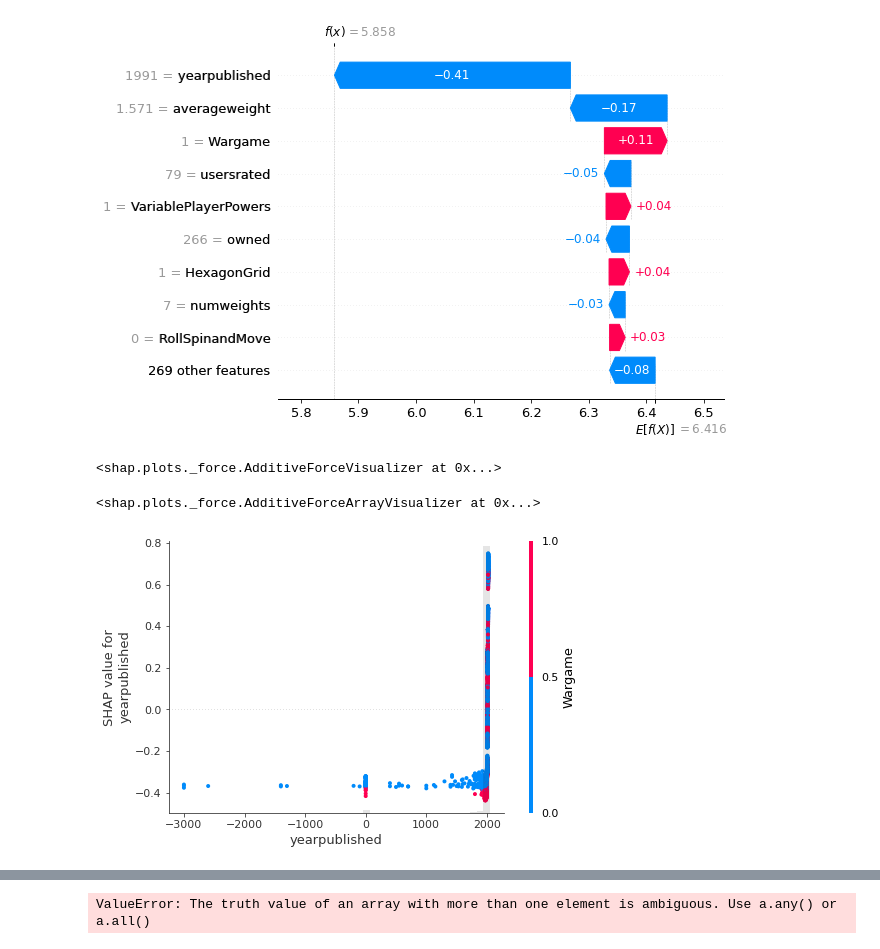
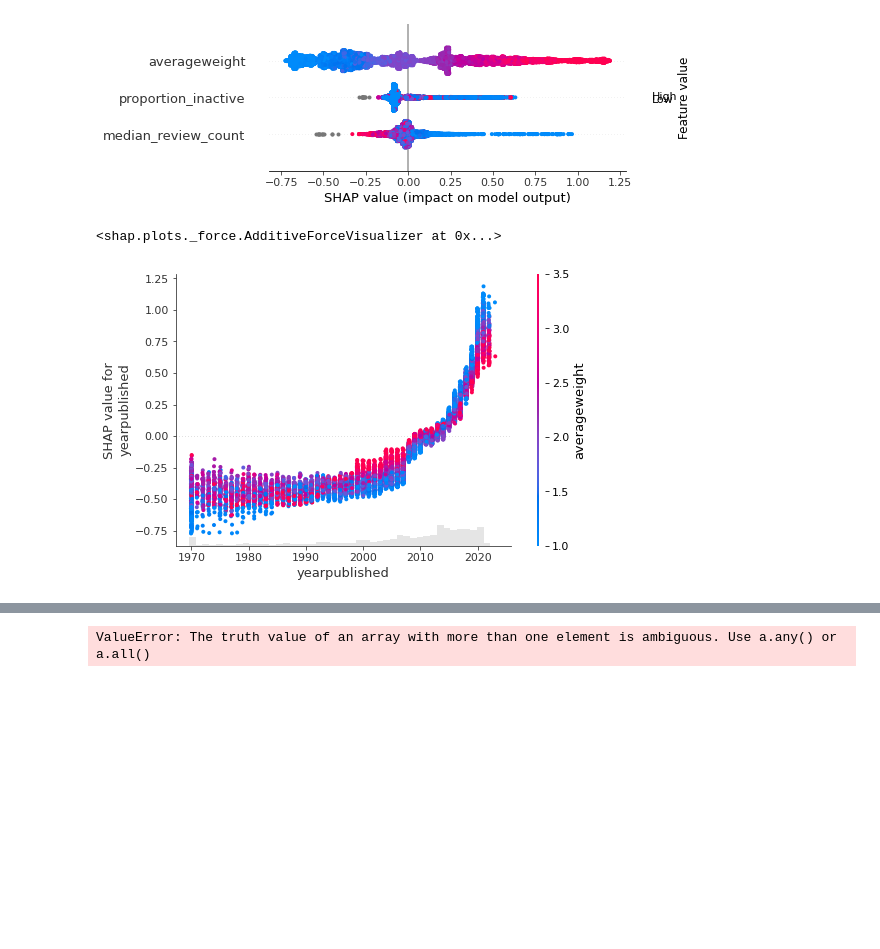
Before and after one commit to jvanelteren/boardgamegeek, a Jupyter notebook: 5Model Interpretation - Catboost - from housing.ipynb, the cells around one changed output, grey strips where cells are left out. Drawn from its saved outputs; the diff is of its cells as text; code cells hidden in the pictures; blank space fills up the shorter version.

```diff
--- a/5Model Interpretation - Catboost - from housing.ipynb
+++ b/5Model Interpretation - Catboost - from housing.ipynb
@@ -5,29 +5,27 @@ import shap
 # %%
 from aocutils.datascience import load, save
 model = load('models/lightgbm.pickle')
 # train an XGBoost model
 data = load('models/data.pickle')
 train_x, train_y, test_x, test_y = data['train_x'], data['train_y'], data['test_x'], data['test_y']
+x = data['full_df'].drop('average', axis=1)
 # explain the model's predictions using SHAP
 # (same syntax works for LightGBM, CatBoost, scikit-learn, transformers, Spark, etc.)
 explainer = shap.TreeExplainer(model)
-shap_values = explainer(test_x[:10])
+shap_values = explainer(x)
 # visualize the first prediction's explanation
-shap.plots.waterfall(shap_values[0])
+# summarize the effects of all the features
+shap.plots.beeswarm(shap_values, max_display=12)
 # %% [output]
-[figure, old version]
+[figure, new version]
 # %%
 # visualize the first prediction's explanation with a force plot
 shap.plots.force(shap_values[0])
 # %% [output]
 <shap.plots._force.AdditiveForceVisualizer at 0x...>
-# %%
-# visualize all the training set predictions
-shap.plots.force(shap_values)
-# %% [output]
-<shap.plots._force.AdditiveForceArrayVisualizer at 0x...>
 # %%
 # create a dependence scatter plot to show the effect of a single feature across the whole dataset
+
 shap.plots.scatter(shap_values[:,"yearpublished"], color=shap_values)
 # %% [output]
-[figure, old version]
+[figure, new version]
```
Also changed, not shown: parts of 8 cells of this notebook, 4 other files.
